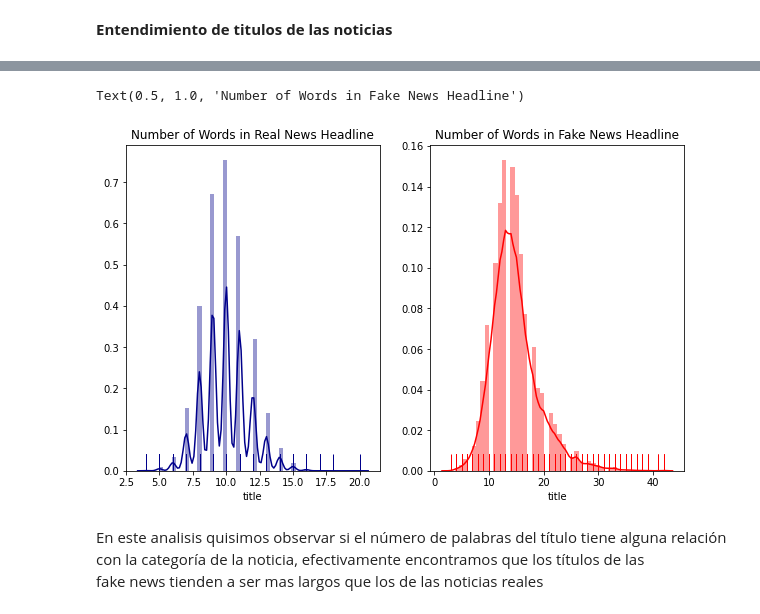
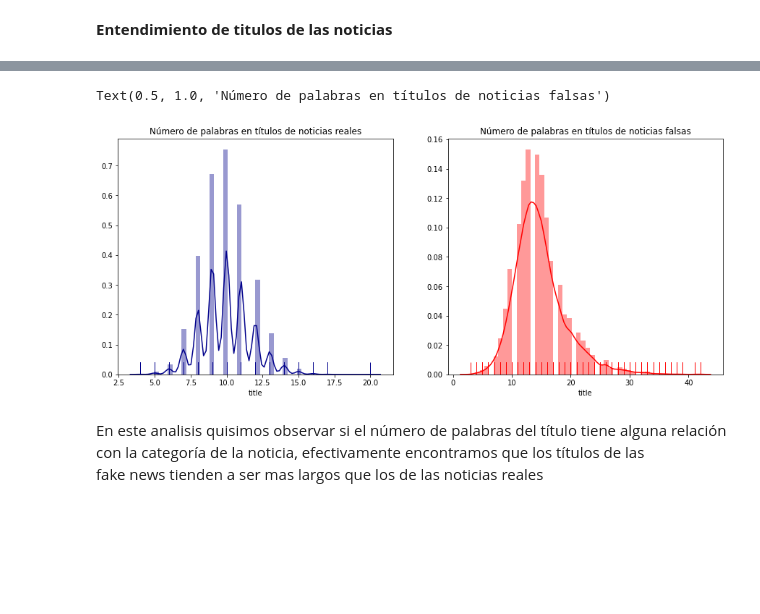
Before and after one commit to alejitro/proyecto_MLT_Grupo05, a Jupyter notebook: Proyecto MLT - Grupo 5.ipynb, the cells around one changed output, grey strips where cells are left out. Cells and saved outputs as stored; diff of their text form; code cells hidden in the pictures; blank space fills up the shorter version.

```diff
--- a/Proyecto MLT - Grupo 5.ipynb
+++ b/Proyecto MLT - Grupo 5.ipynb
@@ -517,11 +529,11 @@ The standard deviation in fake news article lengths is  4.3270646228334115
 # %%
 %matplotlib inline
-fig, ax = plt.subplots(1, 2, figsize=(10, 6))
-sns.distplot(words_per_headline_plot_t, ax = ax[0], color = "darkblue", rug = True).set_title("Number of Words in Real News Headline")
-sns.distplot(words_per_headline_plot_f, ax = ax[1], color = "red", rug = True).set_title("Number of Words in Fake News Headline")
+fig, ax = plt.subplots(1, 2, figsize=(15, 6))
+sns.distplot(words_per_headline_plot_t, ax = ax[0], color = "darkblue", rug = True).set_title("Número de palabras en títulos de noticias reales")
+sns.distplot(words_per_headline_plot_f, ax = ax[1], color = "red", rug = True).set_title("Número de palabras en títulos de noticias falsas")
 # %% [output]
-Text(0.5, 1.0, 'Number of Words in Fake News Headline')
+Text(0.5, 1.0, 'Número de palabras en títulos de noticias falsas')
-[figure, old version]
+[figure, new version]
 # %% [markdown]
 En este analisis quisimos observar si el número de palabras del título tiene alguna relación con la categoría de la noticia, efectivamente encontramos que los títulos de las  <br/> fake news tienden a ser mas largos que los de las noticias reales
 # %% [markdown]
```
Also changed, not shown: parts of 26 cells of this notebook, 1 other file.
